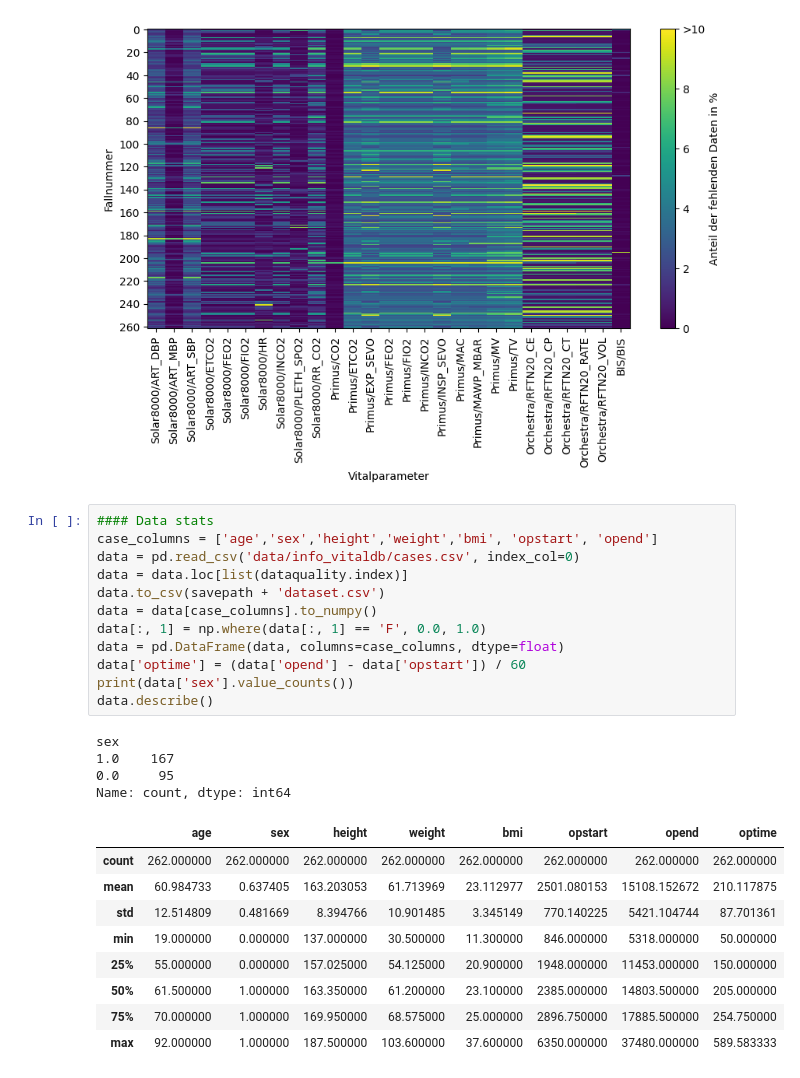
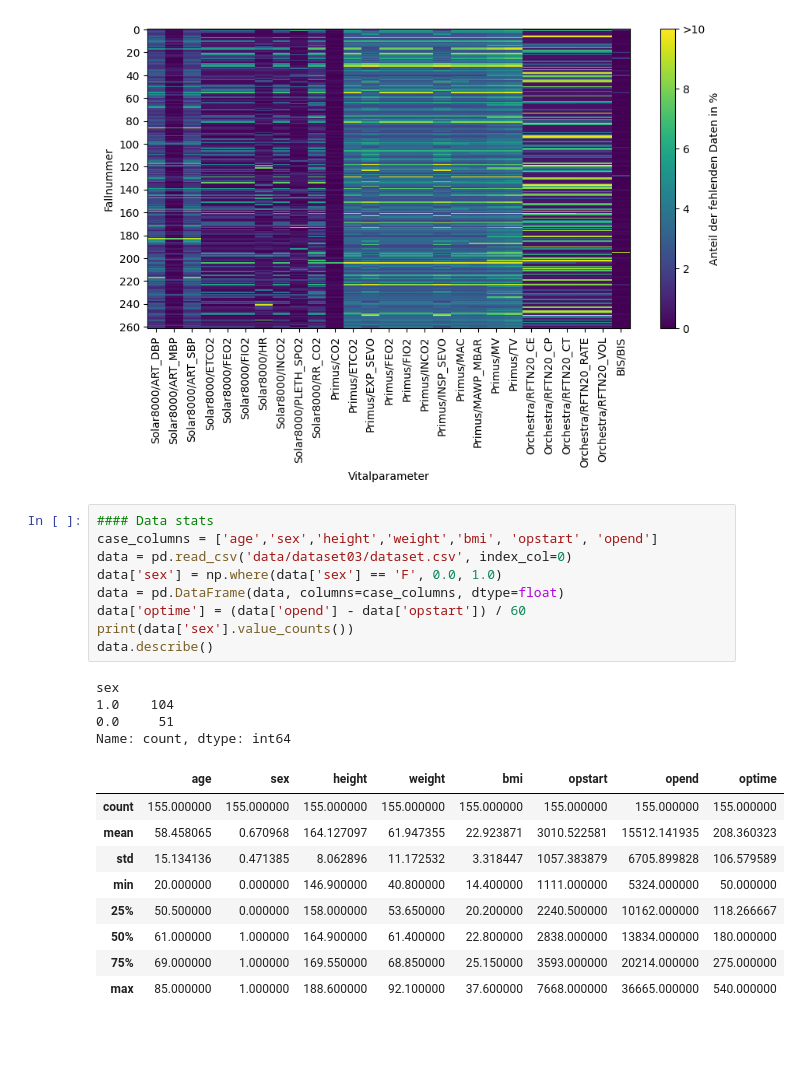
Before and after one commit to naderinho/anesthesia_anomaly_detection, a Jupyter notebook: 02_data_quality_check_balanced.ipynb, the cells around one changed output. Cells and saved outputs as stored; diff of their text form; blank space fills up the shorter version.

```diff
--- a/02_data_quality_check_balanced.ipynb
+++ b/02_data_quality_check_balanced.ipynb
@@ -135,26 +135,23 @@ plt.show()
 # %%
 #### Data stats
 case_columns = ['age','sex','height','weight','bmi', 'opstart', 'opend']
-data = pd.read_csv('data/info_vitaldb/cases.csv', index_col=0)
-data = data.loc[list(dataquality.index)]
-data.to_csv(savepath + 'dataset.csv')
-data = data[case_columns].to_numpy()
-data[:, 1] = np.where(data[:, 1] == 'F', 0.0, 1.0)
+data = pd.read_csv('data/dataset03/dataset.csv', index_col=0)
+data['sex'] = np.where(data['sex'] == 'F', 0.0, 1.0)
 data = pd.DataFrame(data, columns=case_columns, dtype=float)
 data['optime'] = (data['opend'] - data['opstart']) / 60
 print(data['sex'].value_counts())
 data.describe()
 # %% [output]
 sex
-1.0    167
-0.0     95
+1.0    104
+0.0     51
 Name: count, dtype: int64
 |  | age | sex | height | weight | bmi | opstart | opend | optime |
-| count | 262.000000 | 262.000000 | 262.000000 | 262.000000 | 262.000000 | 262.000000 | 262.000000 | 262.000000 |
-| mean | 60.984733 | 0.637405 | 163.203053 | 61.713969 | 23.112977 | 2501.080153 | 15108.152672 | 210.117875 |
-| std | 12.514809 | 0.481669 | 8.394766 | 10.901485 | 3.345149 | 770.140225 | 5421.104744 | 87.701361 |
-| min | 19.000000 | 0.000000 | 137.000000 | 30.500000 | 11.300000 | 846.000000 | 5318.000000 | 50.000000 |
-| 25% | 55.000000 | 0.000000 | 157.025000 | 54.125000 | 20.900000 | 1948.000000 | 11453.000000 | 150.000000 |
-| 50% | 61.500000 | 1.000000 | 163.350000 | 61.200000 | 23.100000 | 2385.000000 | 14803.500000 | 205.000000 |
-| 75% | 70.000000 | 1.000000 | 169.950000 | 68.575000 | 25.000000 | 2896.750000 | 17885.500000 | 254.750000 |
-| max | 92.000000 | 1.000000 | 187.500000 | 103.600000 | 37.600000 | 6350.000000 | 37480.000000 | 589.583333 |
+| count | 155.000000 | 155.000000 | 155.000000 | 155.000000 | 155.000000 | 155.000000 | 155.000000 | 155.000000 |
+| mean | 58.458065 | 0.670968 | 164.127097 | 61.947355 | 22.923871 | 3010.522581 | 15512.141935 | 208.360323 |
+| std | 15.134136 | 0.471385 | 8.062896 | 11.172532 | 3.318447 | 1057.383879 | 6705.899828 | 106.579589 |
+| min | 20.000000 | 0.000000 | 146.900000 | 40.800000 | 14.400000 | 1111.000000 | 5324.000000 | 50.000000 |
+| 25% | 50.500000 | 0.000000 | 158.000000 | 53.650000 | 20.200000 | 2240.500000 | 10162.000000 | 118.266667 |
+| 50% | 61.000000 | 1.000000 | 164.900000 | 61.400000 | 22.800000 | 2838.000000 | 13834.000000 | 180.000000 |
+| 75% | 69.000000 | 1.000000 | 169.550000 | 68.850000 | 25.150000 | 3593.000000 | 20214.000000 | 275.000000 |
+| max | 85.000000 | 1.000000 | 188.600000 | 92.100000 | 37.600000 | 7668.000000 | 36665.000000 | 540.000000 |
```
Also changed, not shown: 2 other files.
